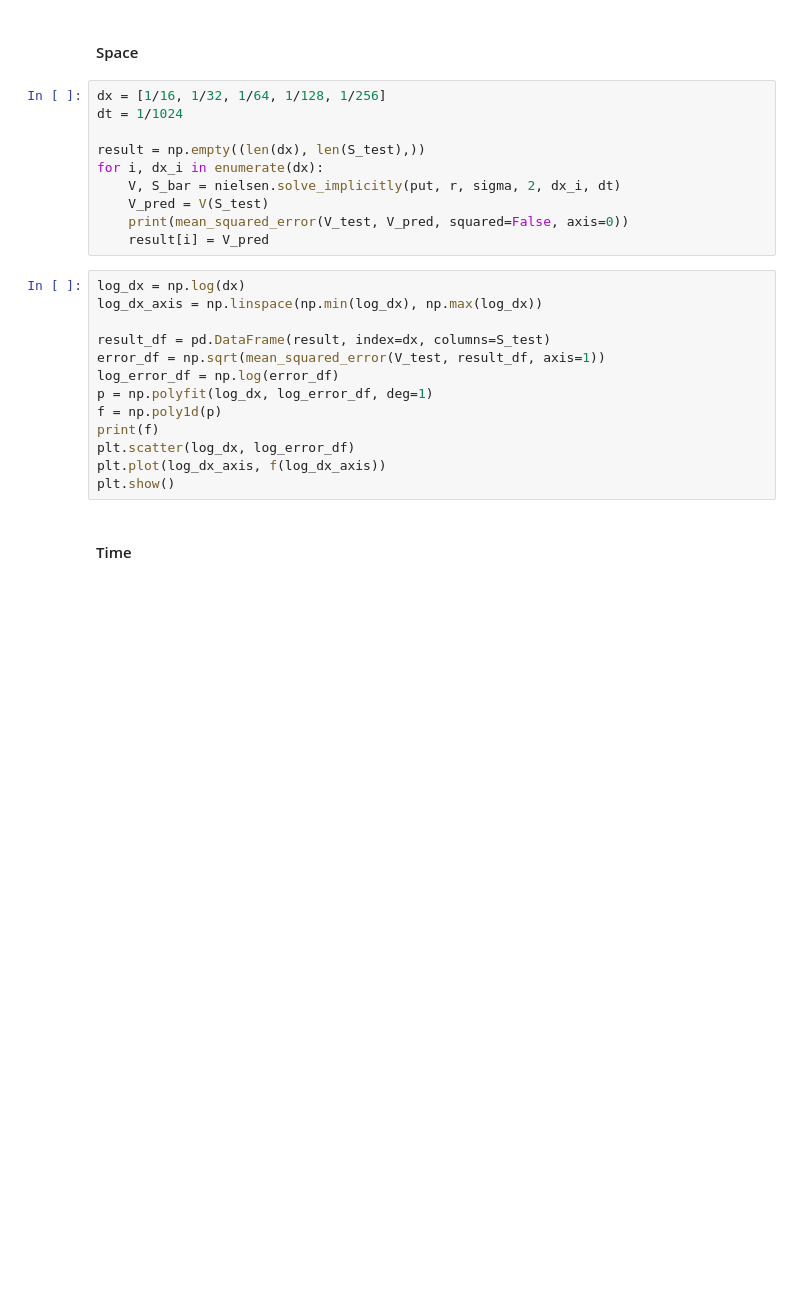
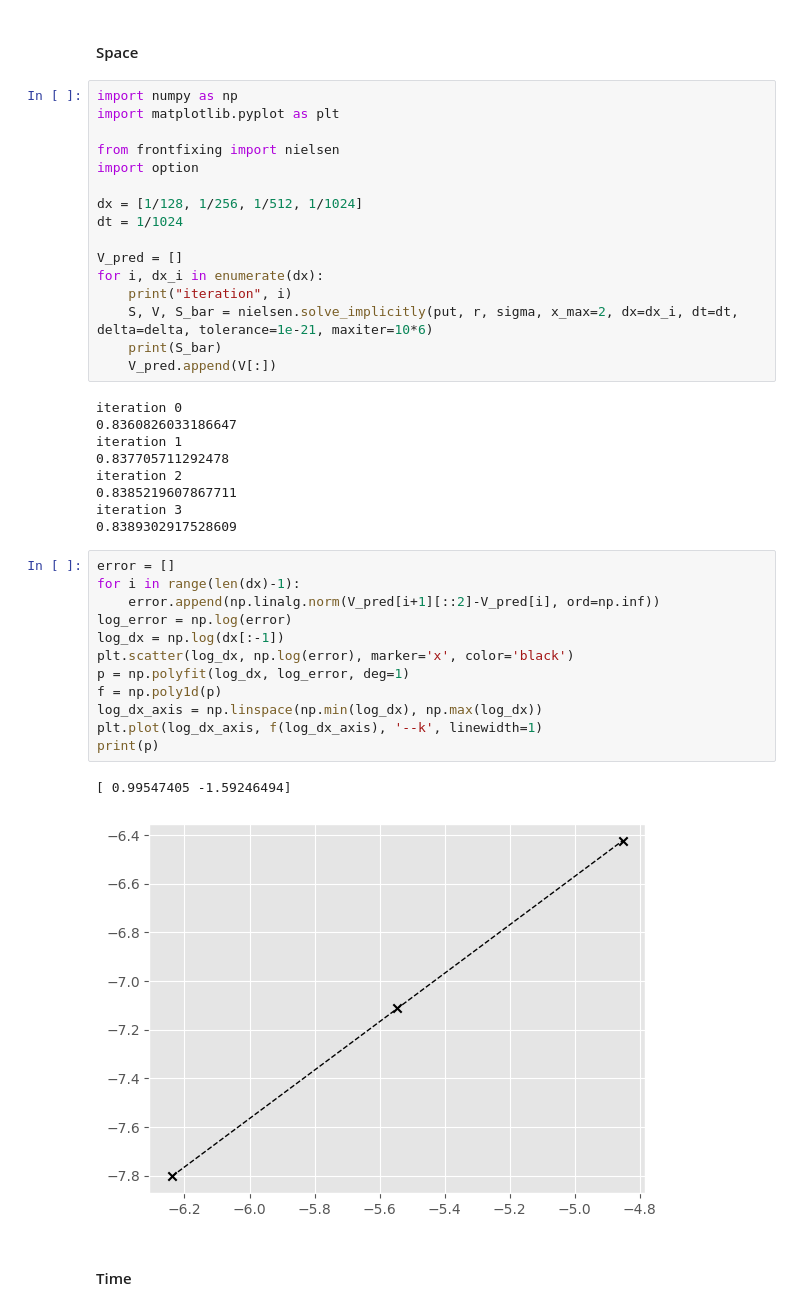
Before and after one commit to Alcruz/interstellar, a Jupyter notebook: src/convergence_analysis.ipynb, the cells around one changed output. Drawn from its saved outputs; the diff is of its cells as text; blank space fills up the shorter version.

```diff
--- a/src/convergence_analysis.ipynb
+++ b/src/convergence_analysis.ipynb
@@ -144,28 +89,45 @@ plt.show()
 ### Implicit
 # %% [markdown]
 #### Space
-# %%
-dx = [1/16, 1/32, 1/64, 1/128, 1/256]
-dt = 1/1024
-
-result = np.empty((len(dx), len(S_test),))
-for i, dx_i in enumerate(dx):
-    V, S_bar = nielsen.solve_implicitly(put, r, sigma, 2, dx_i, dt)
-    V_pred = V(S_test)
-    print(mean_squared_error(V_test, V_pred, squared=False, axis=0))
-    result[i] = V_pred
-# %%
-log_dx = np.log(dx)
-log_dx_axis = np.linspace(np.min(log_dx), np.max(log_dx))
-
-result_df = pd.DataFrame(result, index=dx, columns=S_test)
-error_df = np.sqrt(mean_squared_error(V_test, result_df, axis=1))
-log_error_df = np.log(error_df)
-p = np.polyfit(log_dx, log_error_df, deg=1)
-f = np.poly1d(p)
-print(f)
-plt.scatter(log_dx, log_error_df)
-plt.plot(log_dx_axis, f(log_dx_axis))
-plt.show()
+# %%
+import numpy as np
+import matplotlib.pyplot as plt
+
+from frontfixing import nielsen
+import option
+
+dx = [1/128, 1/256, 1/512, 1/1024]
+dt = 1/1024
+
+V_pred = []
+for i, dx_i in enumerate(dx):
+    print("iteration", i)
+    S, V, S_bar = nielsen.solve_implicitly(put, r, sigma, x_max=2, dx=dx_i, dt=dt, delta=delta, tolerance=1e-21, maxiter=10*6)
+    print(S_bar)
+    V_pred.append(V[:])
+# %% [output]
+iteration 0
+0.8360826033186647
+iteration 1
+0.837705711292478
+iteration 2
+0.8385219607867711
+iteration 3
+0.8389302917528609
+# %%
+error = []
+for i in range(len(dx)-1):
+    error.append(np.linalg.norm(V_pred[i+1][::2]-V_pred[i], ord=np.inf))
+log_error = np.log(error)
+log_dx = np.log(dx[:-1])
+plt.scatter(log_dx, np.log(error), marker='x', color='black')
+p = np.polyfit(log_dx, log_error, deg=1)
+f = np.poly1d(p)
+log_dx_axis = np.linspace(np.min(log_dx), np.max(log_dx))
+plt.plot(log_dx_axis, f(log_dx_axis), '--k', linewidth=1)
+print(p)
+# %% [output]
+[ 0.99547405 -1.59246494]
+[figure, added]
 # %% [markdown]
 #### Time
```
Also changed, not shown: parts of 53 cells of this notebook.
